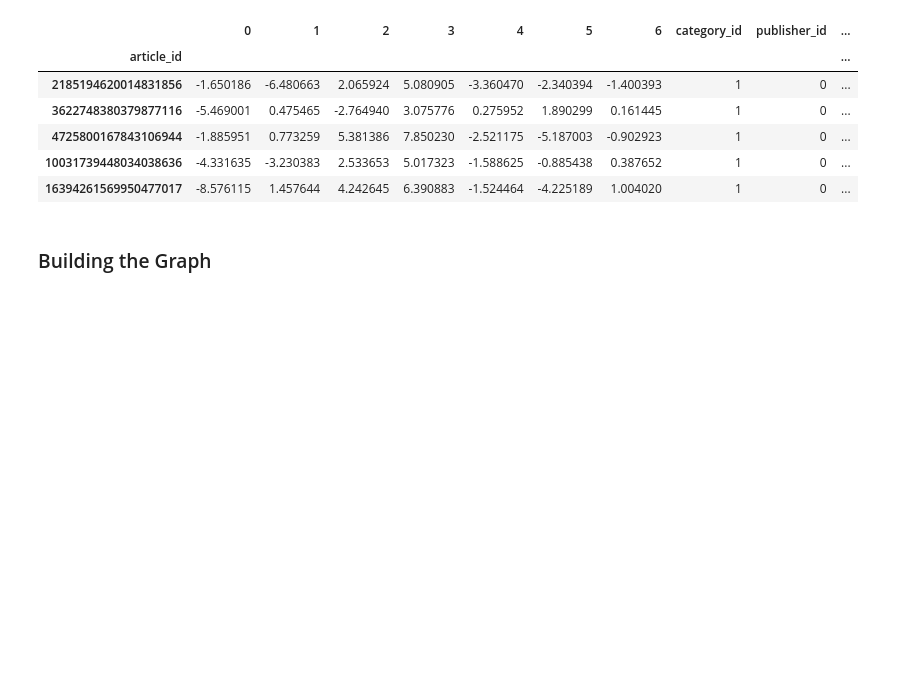
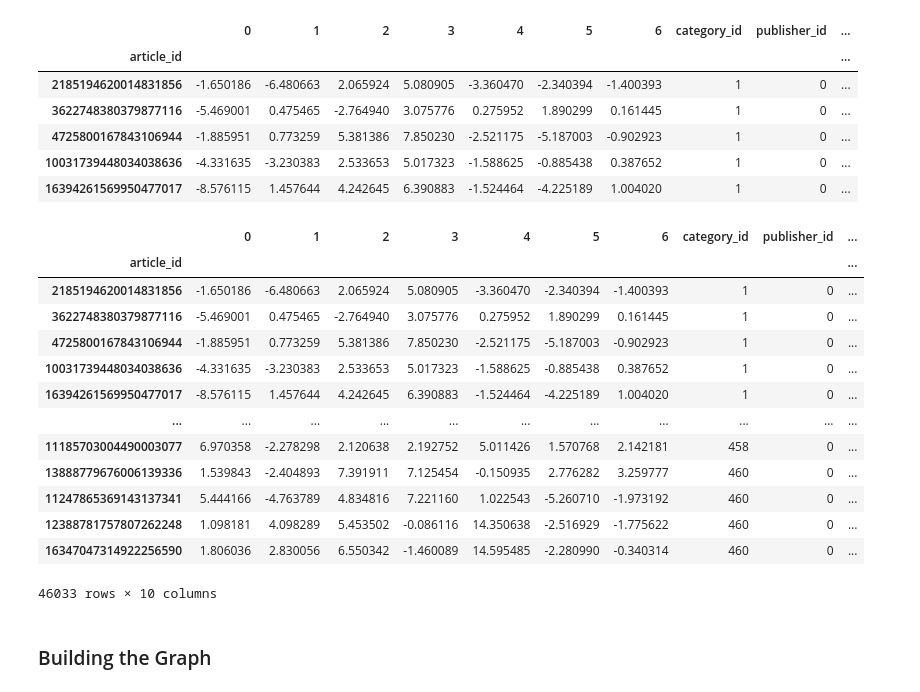
Before and after one commit to octave-ati/Designing-a-Recommendation-Model, a Jupyter notebook: GNN_rec.ipynb, the cells around one changed output. Drawn from its saved outputs; the diff is of its cells as text; code cells hidden in the pictures; blank space fills up the shorter version.

```diff
--- a/GNN_rec.ipynb
+++ b/GNN_rec.ipynb
@@ -278,6 +278,25 @@ articles.head()
 | 4725800167843106944 | -1.885951 | 0.773259 | 5.381386 | 7.850230 | -2.521175 | -5.187003 | -0.902923 | 1 | 0 | ... |
 | 10031739448034038636 | -4.331635 | -3.230383 | 2.533653 | 5.017323 | -1.588625 | -0.885438 | 0.387652 | 1 | 0 | ... |
 | 16394261569950477017 | -8.576115 | 1.457644 | 4.242645 | 6.390883 | -1.524464 | -4.225189 | 1.004020 | 1 | 0 | ... |
+# %%
+for i in range(7):
+    articles[i] = articles[i].astype('float64')
+articles
+# %% [output]
+|  | 0 | 1 | 2 | 3 | 4 | 5 | 6 | category_id | publisher_id | ... |
+| article_id |  |  |  |  |  |  |  |  |  | ... |
+| 2185194620014831856 | -1.650186 | -6.480663 | 2.065924 | 5.080905 | -3.360470 | -2.340394 | -1.400393 | 1 | 0 | ... |
+| 3622748380379877116 | -5.469001 | 0.475465 | -2.764940 | 3.075776 | 0.275952 | 1.890299 | 0.161445 | 1 | 0 | ... |
+| 4725800167843106944 | -1.885951 | 0.773259 | 5.381386 | 7.850230 | -2.521175 | -5.187003 | -0.902923 | 1 | 0 | ... |
+| 10031739448034038636 | -4.331635 | -3.230383 | 2.533653 | 5.017323 | -1.588625 | -0.885438 | 0.387652 | 1 | 0 | ... |
+| 16394261569950477017 | -8.576115 | 1.457644 | 4.242645 | 6.390883 | -1.524464 | -4.225189 | 1.004020 | 1 | 0 | ... |
+| ... | ... | ... | ... | ... | ... | ... | ... | ... | ... | ... |
+| 11185703004490003077 | 6.970358 | -2.278298 | 2.120638 | 2.192752 | 5.011426 | 1.570768 | 2.142181 | 458 | 0 | ... |
+| 13888779676006139336 | 1.539843 | -2.404893 | 7.391911 | 7.125454 | -0.150935 | 2.776282 | 3.259777 | 460 | 0 | ... |
+| 11247865369143137341 | 5.444166 | -4.763789 | 4.834816 | 7.221160 | 1.022543 | -5.260710 | -1.973192 | 460 | 0 | ... |
+| 12388781757807262248 | 1.098181 | 4.098289 | 5.453502 | -0.086116 | 14.350638 | -2.516929 | -1.775622 | 460 | 0 | ... |
+| 16347047314922256590 | 1.806036 | 2.830056 | 6.550342 | -1.460089 | 14.595485 | -2.280990 | -0.340314 | 460 | 0 | ... |
+46033 rows × 10 columns
 # %% [markdown]
 ### Building the Graph
 # %%
```
Also changed, not shown: parts of 13 cells of this notebook.
